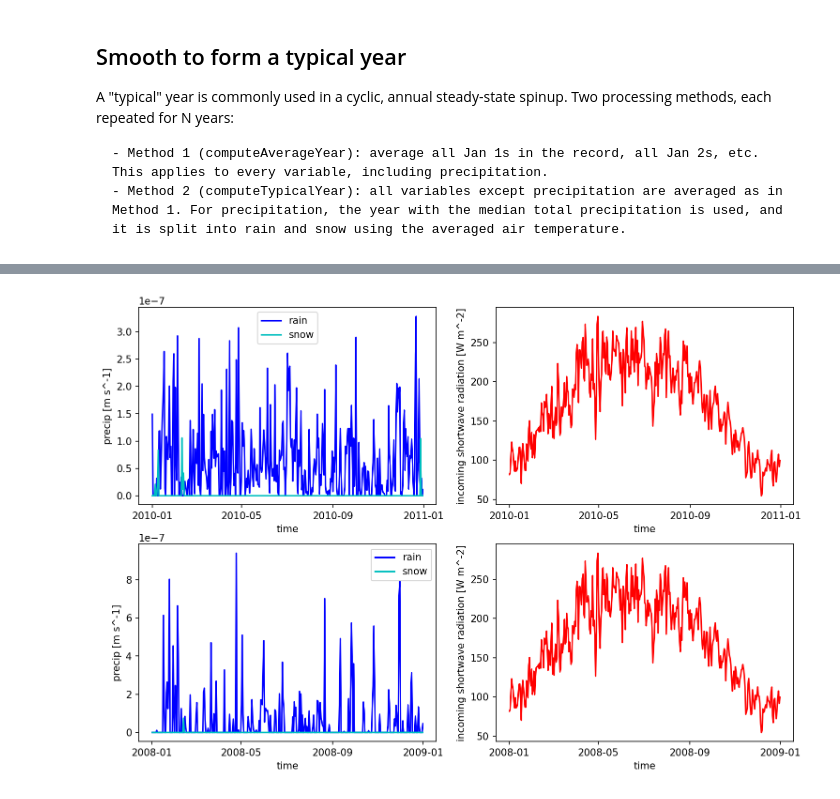
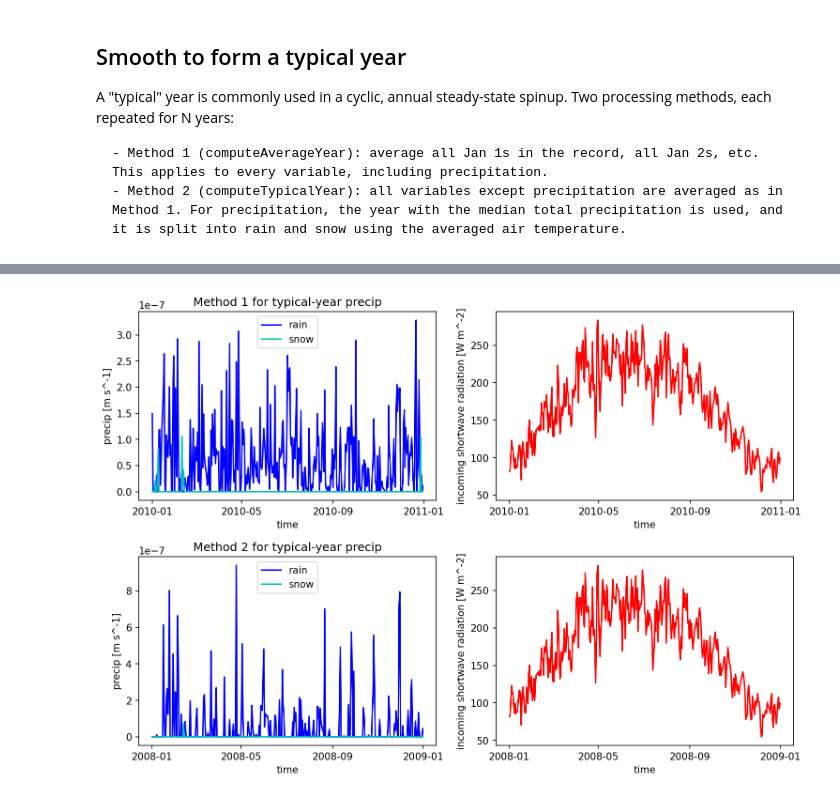
Before and after one commit to environmental-modeling-workflows/watershed-workflow, a Jupyter notebook: examples/get_Daymet.ipynb, the cells around one changed output, grey strips where cells are left out. Drawn from its saved outputs; the diff is of its cells as text; code cells hidden in the pictures.

```diff
--- a/examples/get_Daymet.ipynb
+++ b/examples/get_Daymet.ipynb
@@ -200,34 +197,35 @@ else:
 # %%
 # plot one pixel as a function of time
 fig, ax = plt.subplots(2,2, figsize=(12,8))
+plt.subplots_adjust(hspace=0.3)
 
 met_data_warped_typical1_ats_pixel = met_data_warped_typical1_ats.isel(
     {'time':slice(0,365), 'x' : 5, 'y' : 5}
 )
 
 met_data_warped_typical1_ats_pixel['precipitation rain [m s^-1]'].plot(ax=ax[0][0], color='b', label='rain')
 met_data_warped_typical1_ats_pixel['precipitation snow [m SWE s^-1]'].plot(ax=ax[0][0], color='c', label='snow')
 ax[0][0].set_ylabel('precip [m s^-1]')
-ax[0][0].set_title('')
+ax[0][0].set_title('Method 1 for typical-year precip')
 ax[0][0].legend()
 
 met_data_warped_typical1_ats_pixel['incoming shortwave radiation [W m^-2]'].plot(ax=ax[0][1], color='r', label='qSW_in')
 ax[0][1].set_ylabel('incoming shortwave radiation [W m^-2]')
 ax[0][1].set_title('');
 
 
 met_data_warped_typical2_ats_pixel = met_data_warped_typical2_ats.isel(
     {'time':slice(0,365), 'x' : 5, 'y' : 5}
 )
 
 met_data_warped_typical2_ats_pixel['precipitation rain [m s^-1]'].plot(ax=ax[1][0], color='b', label='rain')
 met_data_warped_typical2_ats_pixel['precipitation snow [m SWE s^-1]'].plot(ax=ax[1][0], color='c', label='snow')
 ax[1][0].set_ylabel('precip [m s^-1]')
-ax[1][0].set_title('')
+ax[1][0].set_title('Method 2 for typical-year precip')
 ax[1][0].legend()
 
 met_data_warped_typical2_ats_pixel['incoming shortwave radiation [W m^-2]'].plot(ax=ax[1][1], color='r', label='qSW_in')
 ax[1][1].set_ylabel('incoming shortwave radiation [W m^-2]')
 ax[1][1].set_title('');
 # %% [output]
-[figure, old version]
+[figure, new version]
```
Also changed, not shown: parts of 5 cells of this notebook.
